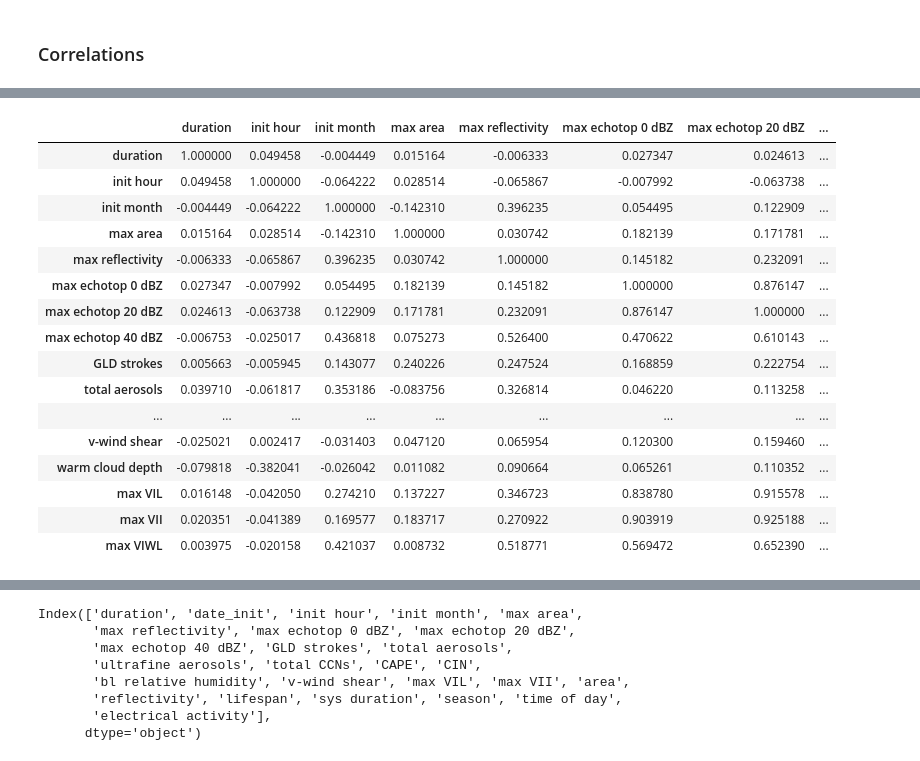
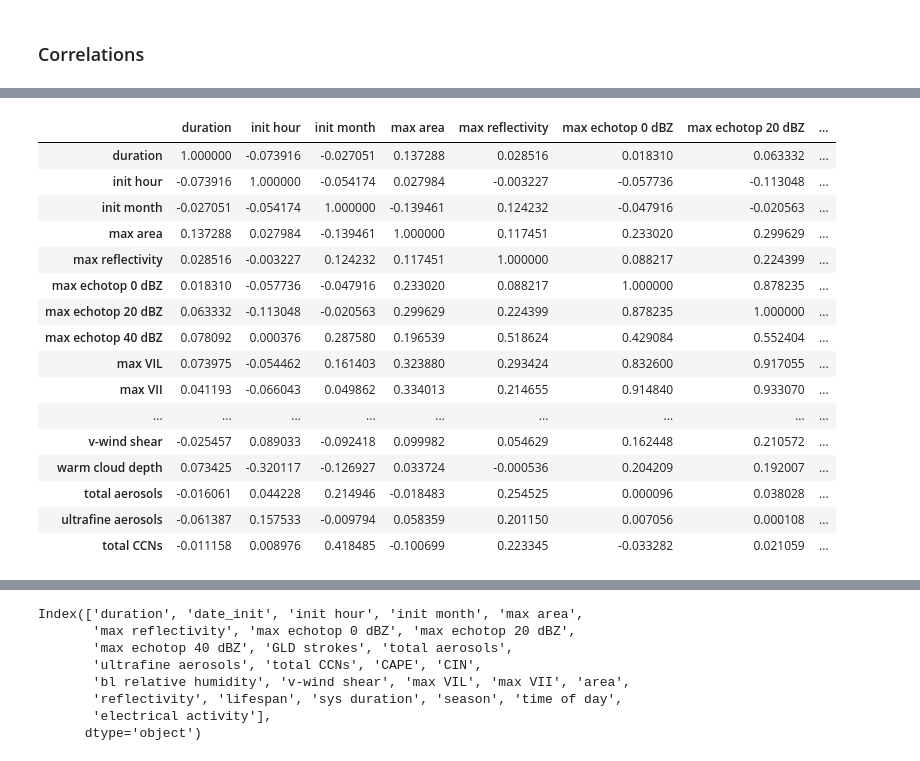
Before and after one commit to cclopes/tathu, a Jupyter notebook: sipam-tracking/classification_tests.ipynb, the cells around one changed output, grey strips where cells are left out. Saved outputs shown, nothing was run; the diff lists cells and outputs as text; code cells hidden in the pictures.

```diff
--- a/sipam-tracking/classification_tests.ipynb
+++ b/sipam-tracking/classification_tests.ipynb
@@ -220,43 +222,6 @@ systems = pd.DataFrame(
         'clf_timeofday': clf_timeofday,
         'clf_lightning': clf_lightning,
     }
-).set_index('name')
+).set_index('name').replace(r'^\s*$', np.nan, regex=True)
 systems['hour_init'] = systems.date_init.dt.hour
 systems['month_init'] = systems.date_init.dt.month
-systems = systems.reindex(
-    columns=['duration', 'date_init', 'hour_init', 'month_init', 'max_area',
-             'max_z', 'max_echotop0', 'max_echotop20', 'max_echotop40', 'gld',
-             'totaerosol', 'ufaerosol', 'totccn', 'cape', 'cin', 'blrh', 'lvws',
-             'wcd', 'max_vil', 'max_vii', 'max_viwl', 'clf_area', 'clf_z', 'clf_life',
-             'clf_duration', 'clf_season', 'clf_timeofday',
-       'clf_lightning'])
-systems.columns = [
-    'duration',
-    'date_init',
-    'init hour',
-    'init month',
-    'max area',
-    'max reflectivity',
-    'max echotop 0 dBZ',
-    'max echotop 20 dBZ',
-    'max echotop 40 dBZ',
-    'GLD strokes',
-    'total aerosols',
-    'ultrafine aerosols',
-    'total CCNs',
-    'CAPE',
-    'CIN',
-    'bl relative humidity',
-    'v-wind shear',
-    'warm cloud depth',
-    'max VIL',
-    'max VII',
-    'max VIWL',
-    'area',
-    'reflectivity',
-    'lifespan',
-    'sys duration',
-    'season',
-    'time of day',
-    'electrical activity'
-]
@@ -306,23 +314,23 @@ systems.describe()
 # %%
-systems.corr()
+systems.dropna().corr()
 # %% [output]
 |  | duration | init hour | init month | max area | max reflectivity | max echotop 0 dBZ | max echotop 20 dBZ | ... |
-| duration | 1.000000 | 0.049458 | -0.004449 | 0.015164 | -0.006333 | 0.027347 | 0.024613 | ... |
-| init hour | 0.049458 | 1.000000 | -0.064222 | 0.028514 | -0.065867 | -0.007992 | -0.063738 | ... |
-| init month | -0.004449 | -0.064222 | 1.000000 | -0.142310 | 0.396235 | 0.054495 | 0.122909 | ... |
-| max area | 0.015164 | 0.028514 | -0.142310 | 1.000000 | 0.030742 | 0.182139 | 0.171781 | ... |
-| max reflectivity | -0.006333 | -0.065867 | 0.396235 | 0.030742 | 1.000000 | 0.145182 | 0.232091 | ... |
-| max echotop 0 dBZ | 0.027347 | -0.007992 | 0.054495 | 0.182139 | 0.145182 | 1.000000 | 0.876147 | ... |
-| max echotop 20 dBZ | 0.024613 | -0.063738 | 0.122909 | 0.171781 | 0.232091 | 0.876147 | 1.000000 | ... |
-| max echotop 40 dBZ | -0.006753 | -0.025017 | 0.436818 | 0.075273 | 0.526400 | 0.470622 | 0.610143 | ... |
-| GLD strokes | 0.005663 | -0.005945 | 0.143077 | 0.240226 | 0.247524 | 0.168859 | 0.222754 | ... |
-| total aerosols | 0.039710 | -0.061817 | 0.353186 | -0.083756 | 0.326814 | 0.046220 | 0.113258 | ... |
+| duration | 1.000000 | -0.073916 | -0.027051 | 0.137288 | 0.028516 | 0.018310 | 0.063332 | ... |
+| init hour | -0.073916 | 1.000000 | -0.054174 | 0.027984 | -0.003227 | -0.057736 | -0.113048 | ... |
+| init month | -0.027051 | -0.054174 | 1.000000 | -0.139461 | 0.124232 | -0.047916 | -0.020563 | ... |
+| max area | 0.137288 | 0.027984 | -0.139461 | 1.000000 | 0.117451 | 0.233020 | 0.299629 | ... |
+| max reflectivity | 0.028516 | -0.003227 | 0.124232 | 0.117451 | 1.000000 | 0.088217 | 0.224399 | ... |
+| max echotop 0 dBZ | 0.018310 | -0.057736 | -0.047916 | 0.233020 | 0.088217 | 1.000000 | 0.878235 | ... |
+| max echotop 20 dBZ | 0.063332 | -0.113048 | -0.020563 | 0.299629 | 0.224399 | 0.878235 | 1.000000 | ... |
+| max echotop 40 dBZ | 0.078092 | 0.000376 | 0.287580 | 0.196539 | 0.518624 | 0.429084 | 0.552404 | ... |
+| max VIL | 0.073975 | -0.054462 | 0.161403 | 0.323880 | 0.293424 | 0.832600 | 0.917055 | ... |
+| max VII | 0.041193 | -0.066043 | 0.049862 | 0.334013 | 0.214655 | 0.914840 | 0.933070 | ... |
 | ... | ... | ... | ... | ... | ... | ... | ... | ... |
-| v-wind shear | -0.025021 | 0.002417 | -0.031403 | 0.047120 | 0.065954 | 0.120300 | 0.159460 | ... |
-| warm cloud depth | -0.079818 | -0.382041 | -0.026042 | 0.011082 | 0.090664 | 0.065261 | 0.110352 | ... |
-| max VIL | 0.016148 | -0.042050 | 0.274210 | 0.137227 | 0.346723 | 0.838780 | 0.915578 | ... |
-| max VII | 0.020351 | -0.041389 | 0.169577 | 0.183717 | 0.270922 | 0.903919 | 0.925188 | ... |
-| max VIWL | 0.003975 | -0.020158 | 0.421037 | 0.008732 | 0.518771 | 0.569472 | 0.652390 | ... |
+| v-wind shear | -0.025457 | 0.089033 | -0.092418 | 0.099982 | 0.054629 | 0.162448 | 0.210572 | ... |
+| warm cloud depth | 0.073425 | -0.320117 | -0.126927 | 0.033724 | -0.000536 | 0.204209 | 0.192007 | ... |
+| total aerosols | -0.016061 | 0.044228 | 0.214946 | -0.018483 | 0.254525 | 0.000096 | 0.038028 | ... |
+| ultrafine aerosols | -0.061387 | 0.157533 | -0.009794 | 0.058359 | 0.201150 | 0.007056 | 0.000108 | ... |
+| total CCNs | -0.011158 | 0.008976 | 0.418485 | -0.100699 | 0.223345 | -0.033282 | 0.021059 | ... |
 # %%
 import seaborn as sns
 
```
Also changed, not shown: parts of 17 cells of this notebook, 1 other file.
